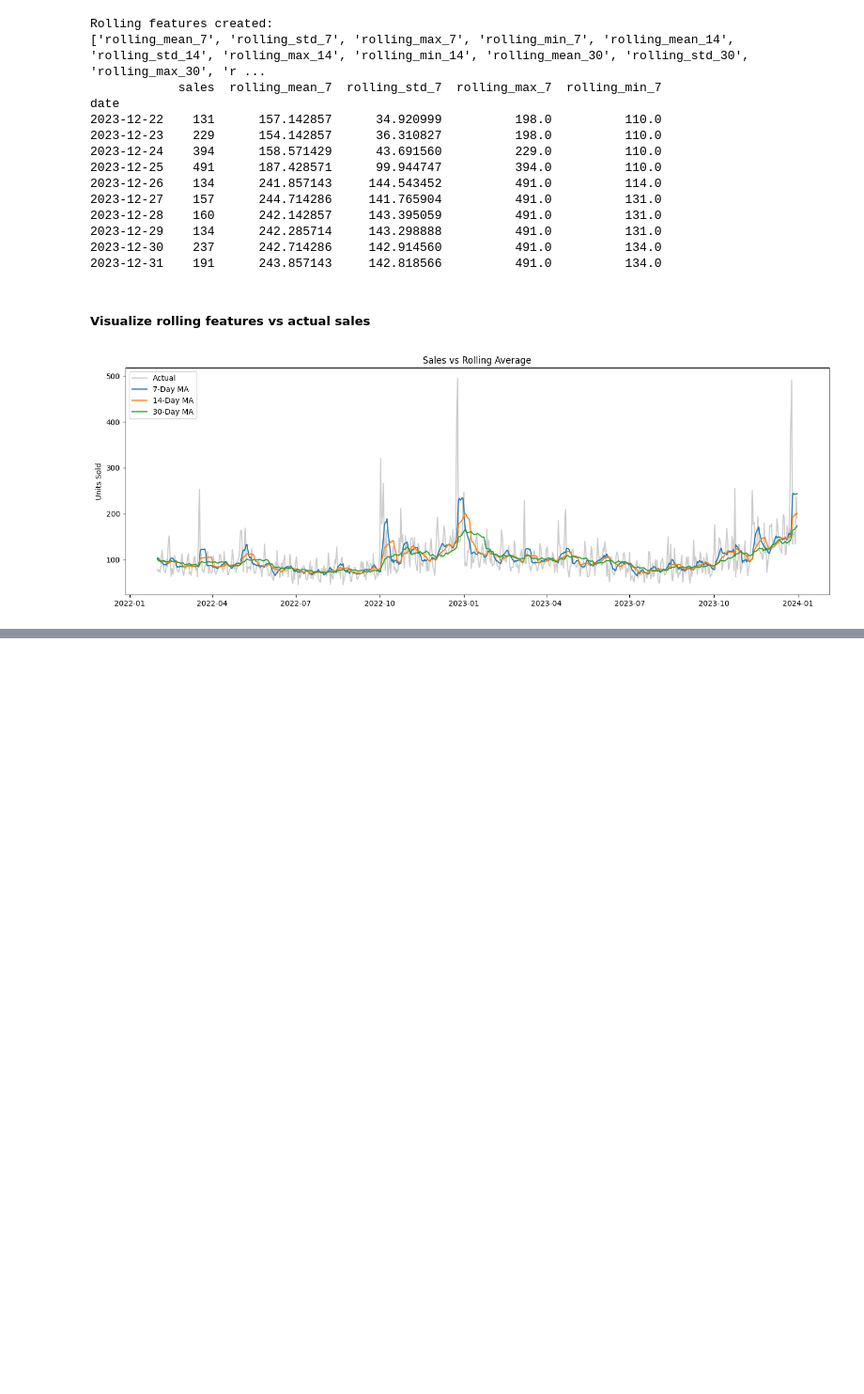
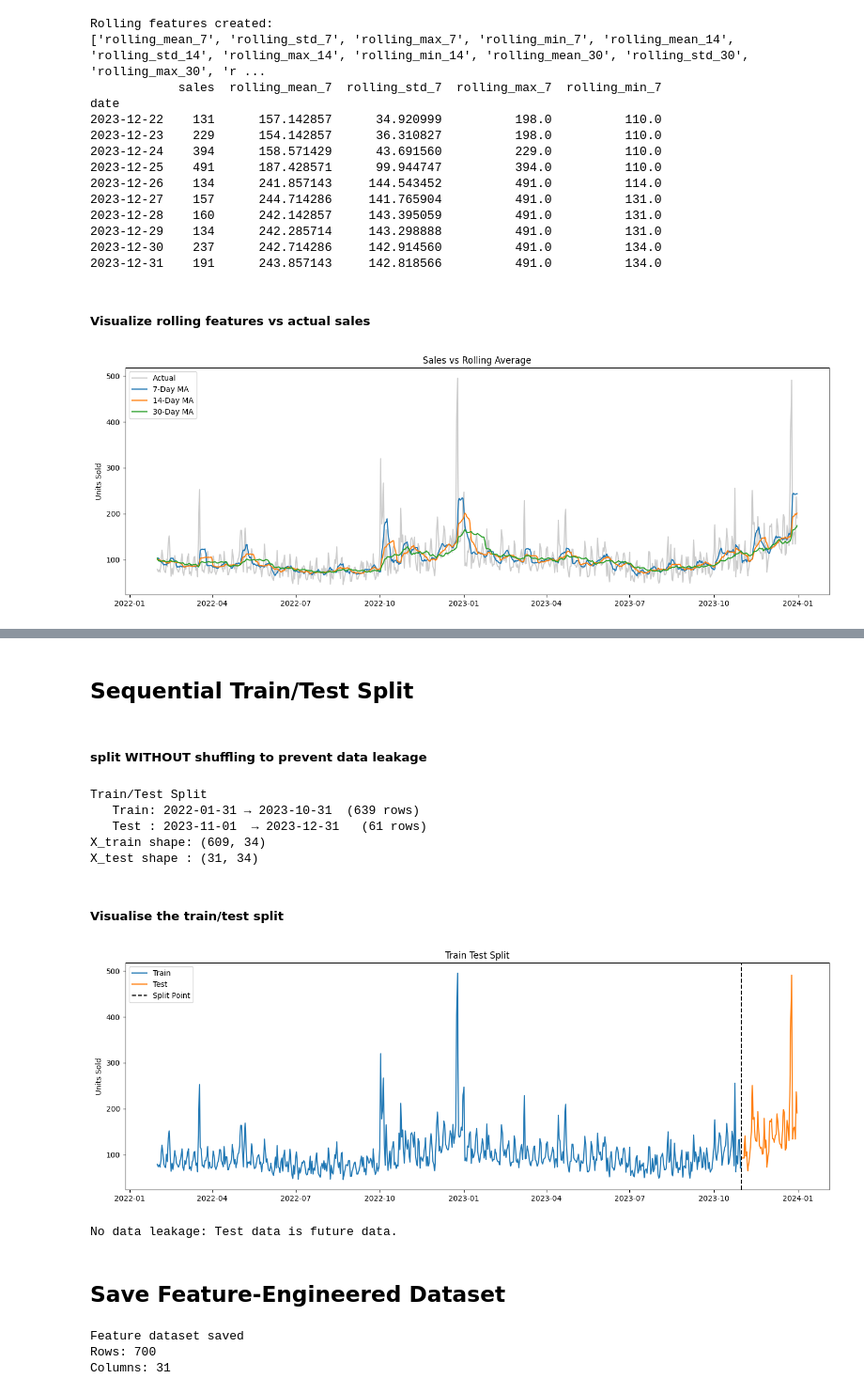
Before and after one commit to PalakParsana/Project-3--Food-Restaurant-Services, a Jupyter notebook: Week2.ipynb, the cells around one changed output, grey strips where cells are left out. Shown at 94% size. Cells and saved outputs as stored; diff of their text form; code cells hidden in the pictures; blank space fills up the shorter version.

```diff
--- a/Week2.ipynb
+++ b/Week2.ipynb
@@ -246,0 +380,65 @@ plt.show()
+# %% [markdown]
+## **Sequential Train/Test Split**
+# %% [markdown]
+##### split WITHOUT shuffling to prevent data leakage
+# %%
+# Train test split
+print("Train/Test Split")
+
+train_df, test_df = train_test_split_ts(df.dropna(), test_months=2)
+
+# Build features
+X_train, y_train = build_feature_matrix(train_df)
+X_test, y_test = build_feature_matrix(test_df)
+
+print("X_train shape:", X_train.shape)
+print("X_test shape :", X_test.shape)
+# %% [output]
+Train/Test Split
+   Train: 2022-01-31 → 2023-10-31  (639 rows)
+   Test : 2023-11-01  → 2023-12-31   (61 rows)
+X_train shape: (609, 34)
+X_test shape : (31, 34)
+# %% [markdown]
+##### Visualise the train/test split
+# %%
+# Split date
+split_date = train_df.index.max()
+
+# Plot
+plt.figure(figsize=(14,5))
+
+plt.plot(train_df.index, train_df['sales'], label='Train')
+plt.plot(test_df.index, test_df['sales'], label='Test')
+
+plt.axvline(split_date, color='black', linestyle='--',label='Split Point')
+
+plt.title('Train Test Split')
+plt.ylabel('Units Sold')
+plt.legend()
+
+plt.tight_layout()
+plt.savefig('reports/11_train_test_split.png')
+
+plt.show()
+
+print("No data leakage: Test data is future data.")
+# %% [output]
+[figure, added]
+No data leakage: Test data is future data.
+# %% [markdown]
+## **Save Feature-Engineered Dataset**
+# %%
+# Save file
+feature_df = df.dropna()
+
+feature_df.to_csv('data/burger_features.csv')
+
+print("Feature dataset saved")
+
+print("Rows:", feature_df.shape[0])
+print("Columns:", feature_df.shape[1])
+# %% [output]
+Feature dataset saved
+Rows: 700
+Columns: 31
```
Also changed, not shown: parts of 8 cells of this notebook.
